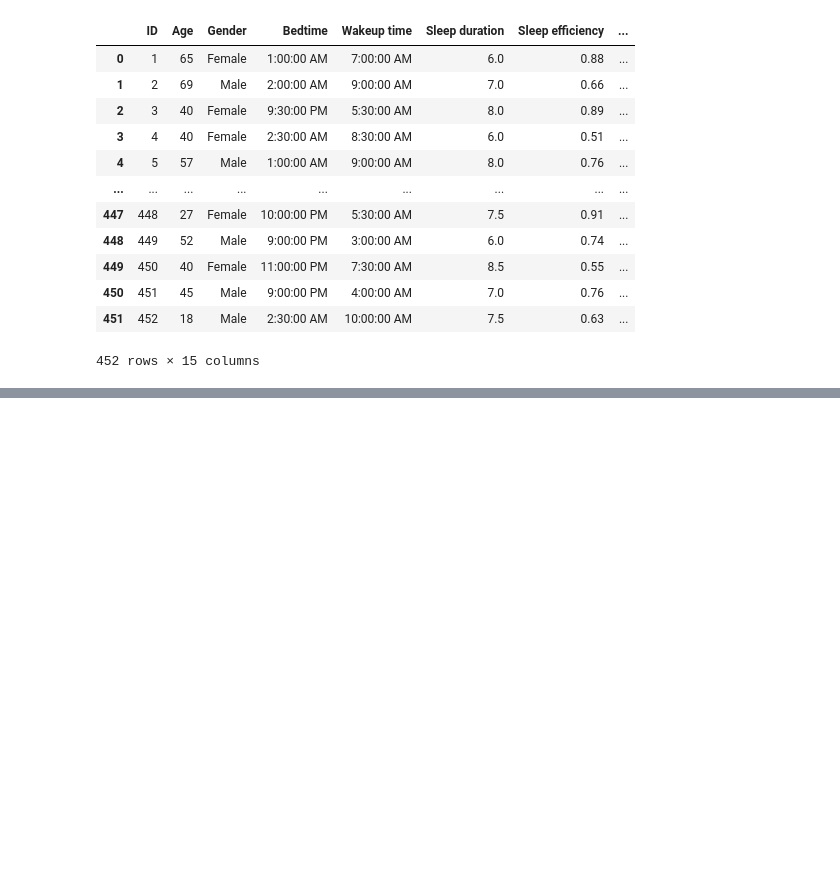
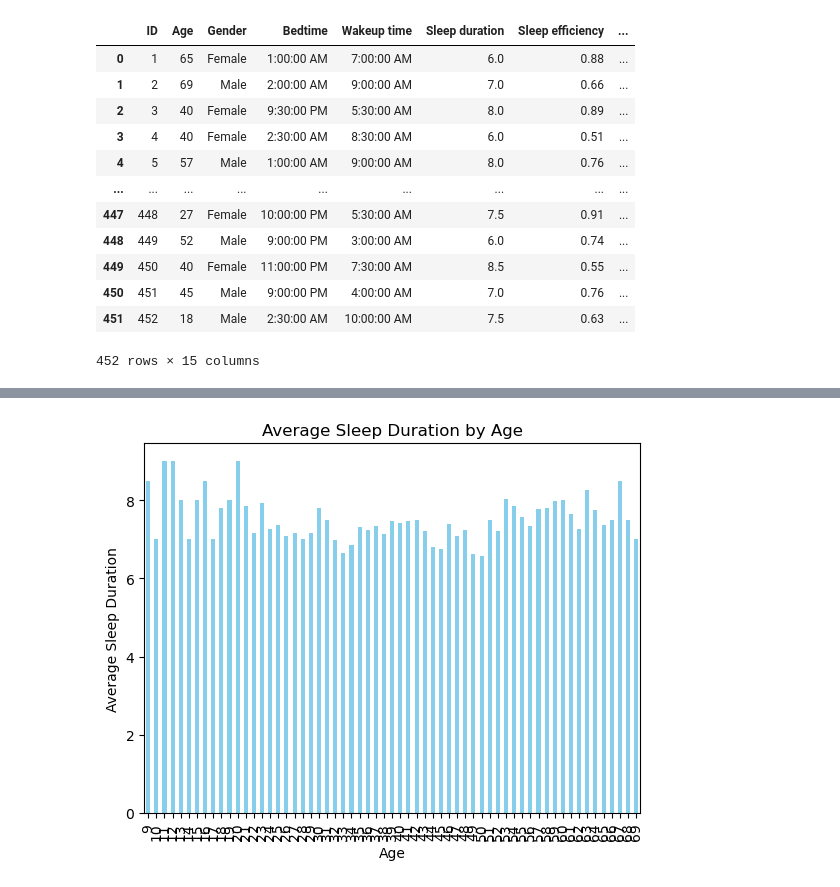
Before and after one commit to GBishop85/Project-One, a Jupyter notebook: Project_1_Sleep_Disorders.ipynb, the cells around one changed output, grey strips where cells are left out. Cells and saved outputs as stored; diff of their text form; code cells hidden in the pictures; blank space fills up the shorter version.

Commit message:
Cleaned Data, Created Dataframes, Renamed and Organzied Dataframes, Merged Dataframes, Created First Graph

```diff
--- a/Project_1_Sleep_Disorders.ipynb
+++ b/Project_1_Sleep_Disorders.ipynb
@@ -29,3 +29,7 @@ sleep_data
 | 450 | 451 | 45 | Male | 9:00:00 PM | 4:00:00 AM | 7.0 | 0.76 | ... |
 | 451 | 452 | 18 | Male | 2:30:00 AM | 10:00:00 AM | 7.5 | 0.63 | ... |
 452 rows × 15 columns
+# %%
+# Reorganize the columns using double brackets
+organized_df = sleep_data[["ID","Gender","Sleep duration","Sleep efficiency", "Age"]]
+organized_df.head()
@@ -31,0 +59,4 @@ sleep_data
+# %%
+# Use .rename(columns={}) to rename columns
+renamed_df = sleep_health_data.rename(columns={"Person ID":"ID", "Quality of Sleep (1-10)":"Sleep efficiency", "Sleep Duration": "Sleep duration"})
+renamed_df
@@ -31,0 +77,7 @@ sleep_data
+# %%
+sleep_data['Sleep efficiency'] = sleep_data['Sleep efficiency'].astype(float)
+renamed_df['Sleep efficiency'] = renamed_df['Sleep efficiency'].astype(float)
+# %%
+# Combine the data into a single dataset.
+sleep_data_complete = pd.merge(organized_df, renamed_df, how="outer", on=["ID", "Age", "Gender", "Sleep duration", "Sleep efficiency", "Age"])
+sleep_data_complete
@@ -31,0 +98,10 @@ sleep_data
+# %%
+sleep_bar = sleep_data_complete.groupby('Age')['Sleep duration'].mean()
+
+sleep_bar.plot(kind='bar', color='skyblue')
+plt.xlabel('Age')
+plt.ylabel('Average Sleep Duration')
+plt.title('Average Sleep Duration by Age')
+plt.show()
+# %% [output]
+[figure, added]
```
Also changed, not shown: parts of 4 cells of this notebook.
